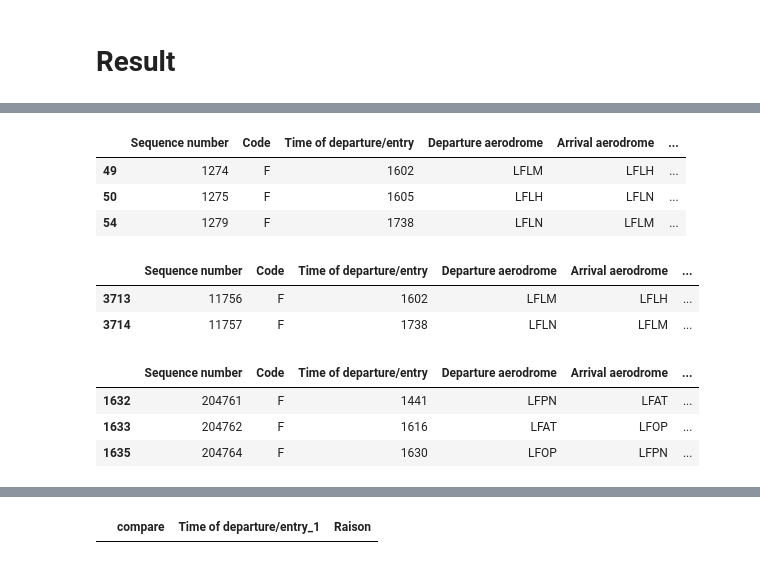
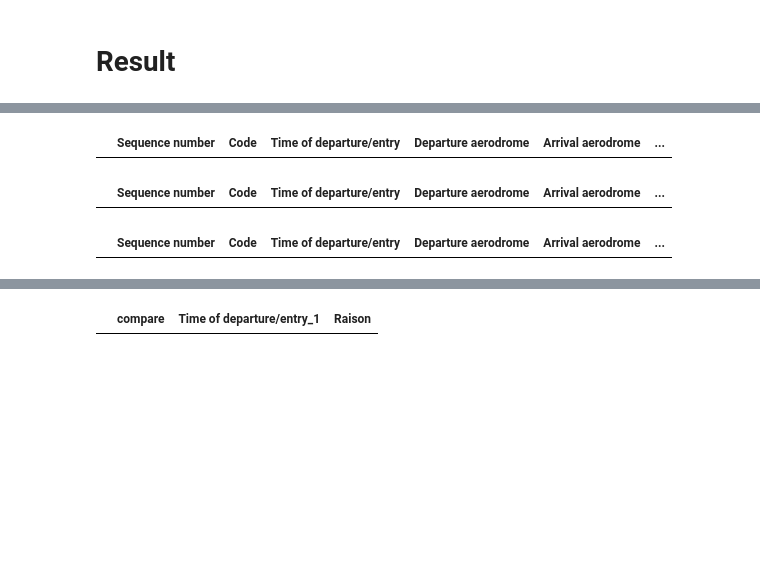
Before and after one commit to ittaldias/redevance, a Jupyter notebook: notebook/analyse_mensuel.ipynb, the cells around one changed output, grey strips where cells are left out. Drawn from its saved outputs; the diff is of its cells as text; code cells hidden in the pictures; blank space fills up the shorter version.

```diff
--- a/notebook/analyse_mensuel.ipynb
+++ b/notebook/analyse_mensuel.ipynb
@@ -241,8 +241,12 @@ def convert_and_calculate(df,date_obj):
     return df
 # %%
 from datetime import datetime, timedelta
+import locale
 
-def dynamic_analysis(target_date_str):
+locale.setlocale(locale.LC_TIME, 'fr_FR.UTF-8')
+
+def dynamic_analysis(date_fichier):
+    target_date_str = date_fichier
     # Convert the target_date_str to a datetime object
     target_date = datetime.strptime(target_date_str, "%d-%m-%Y")
     print('target date',target_date)
@@ -257,10 +261,17 @@ def dynamic_analysis(target_date_str):
     target_date_str = target_date.strftime("%Y%m%d")
     next_day_str = next_day.strftime("%Y%m%d")
 
+    date_target = datetime.strptime(date_fichier, '%d-%m-%Y')
+    # Extraire le nom du mois en français
+    mois_francais = date_target.strftime('%B').lower()
+    annee = date_target.year
+
+
+
     # Construct file names
-    nom_fichier_jour_1 = f'../data/stan_mars_2024/RDVC-{previous_day_str}.pln'
-    nom_fichier_jour_2 = f'../data/stan_mars_2024/RDVC-{target_date_str}.pln'
-    nom_fichier_jour_3 = f'../data/stan_mars_2024/RDVC-{next_day_str}.pln'
+    nom_fichier_jour_1 = f'../data/stan_{mois_francais}_{annee}/RDVC-{previous_day_str}.pln'
+    nom_fichier_jour_2 = f'../data/stan_{mois_francais}_{annee}/RDVC-{target_date_str}.pln'
+    nom_fichier_jour_3 = f'../data/stan_{mois_francais}_{annee}/RDVC-{next_day_str}.pln'
     print('jour de veille',nom_fichier_jour_1)
     print('jour de jour',nom_fichier_jour_2)
     print('jour de lendemain',nom_fichier_jour_3)
@@ -287,6 +298,6 @@ def dynamic_analysis(target_date_str):
     return jour_1, jour_2, jour_3
 
 # Example usage
-dateAnalyse='16-03-2024'
+dateAnalyse='24-01-2024'
 jour_1, jour_2, jour_3 = dynamic_analysis(dateAnalyse)
 # %% [output]
@@ -1654,15 +1710,15 @@ def comparaison_data(data1, data2, fichier_date1, fichier_date2):
 target_date_str =dateAnalyse
 target_date = datetime.strptime(target_date_str, "%d-%m-%Y")
 target_date_str = target_date.strftime("%y%m%d")
-ABACUS_Mars = pd.read_csv('../data/ABACUS/LF20LF10%S%ABACUS_FLSPBZ03_2403.TXT', sep=';', usecols = liste_noms_colonnes)
-ABACUS_Mars_toutes_origines = ABACUS_Mars[ABACUS_Mars["Flight date"] == int(target_date_str)]
+ABACUS = pd.read_csv(f"../data/ABACUS/{nom_abacus}", sep=';', usecols = liste_noms_colonnes)
+ABACUS_toutes_origines = ABACUS[ABACUS["Flight date"] == int(target_date_str)]
 
-ABACUS_Mars = ABACUS_Mars[(ABACUS_Mars["Flight date"] == int(target_date_str)) & (ABACUS_Mars["Origin of message"] == "LF")]
-ABACUS_Mars = ABACUS_Mars.apply(format_flight_message2, axis=1).tolist()
+ABACUS = ABACUS[(ABACUS["Flight date"] == int(target_date_str)) & (ABACUS["Origin of message"] == "LF")]
+ABACUS = ABACUS.apply(format_flight_message2, axis=1).tolist()
 # Créer un nouveau DataFrame à partir de la liste de dictionnaires
-ABACUS_Mars = pd.DataFrame(ABACUS_Mars)
+ABACUS = pd.DataFrame(ABACUS)
 
-ABACUS_Mars['Time of departure/entry'] = pd.to_numeric(ABACUS_Mars['Time of departure/entry'], errors='coerce')
+ABACUS['Time of departure/entry'] = pd.to_numeric(ABACUS['Time of departure/entry'], errors='coerce')
 # Filter jour_123 for the target date and blank dates
 jour_cible = jour_123[(jour_123["Flight date"] == target_date_str) | (jour_123["Flight date"] == "      ")]
 # %%
@@ -1737,23 +1832,15 @@ dataresult[dataresult["compare"] == "vols_only_data_2_plus_2T"]
-# %%
-ABACUS_Mars[ABACUS_Mars["Flight identification"] == "FGZBI    "]
-# %% [output]
-|  | Sequence number | Code | Time of departure/entry | Departure aerodrome | Arrival aerodrome | ... |
-| 49 | 1274 | F | 1602 | LFLM | LFLH | ... |
-| 50 | 1275 | F | 1605 | LFLH | LFLN | ... |
-| 54 | 1279 | F | 1738 | LFLN | LFLM | ... |
+# %%
+ABACUS[ABACUS["Flight identification"] == "FMY8511  "]
+# %% [output]
+|  | Sequence number | Code | Time of departure/entry | Departure aerodrome | Arrival aerodrome | ... |
 # %%
-jour_cible[jour_cible["Flight identification"] == "FGZBI    "]
+jour_cible[jour_cible["Flight identification"] == "FMY8511  "]
 # %% [output]
 |  | Sequence number | Code | Time of departure/entry | Departure aerodrome | Arrival aerodrome | ... |
-| 3713 | 11756 | F | 1602 | LFLM | LFLH | ... |
-| 3714 | 11757 | F | 1738 | LFLN | LFLM | ... |
 # %%
-ABACUS_Mars[ABACUS_Mars["Flight identification"] == "FGNTS    "]
+ABACUS[ABACUS["Flight identification"] == "FGNTS    "]
 # %% [output]
 |  | Sequence number | Code | Time of departure/entry | Departure aerodrome | Arrival aerodrome | ... |
-| 1632 | 204761 | F | 1441 | LFPN | LFAT | ... |
-| 1633 | 204762 | F | 1616 | LFAT | LFOP | ... |
-| 1635 | 204764 | F | 1630 | LFOP | LFPN | ... |
 # %%
 jour_cible[jour_cible["Flight identification"] == "FGNTS    "]
 # %% [output]
```
Also changed, not shown: parts of 26 cells of this notebook.
